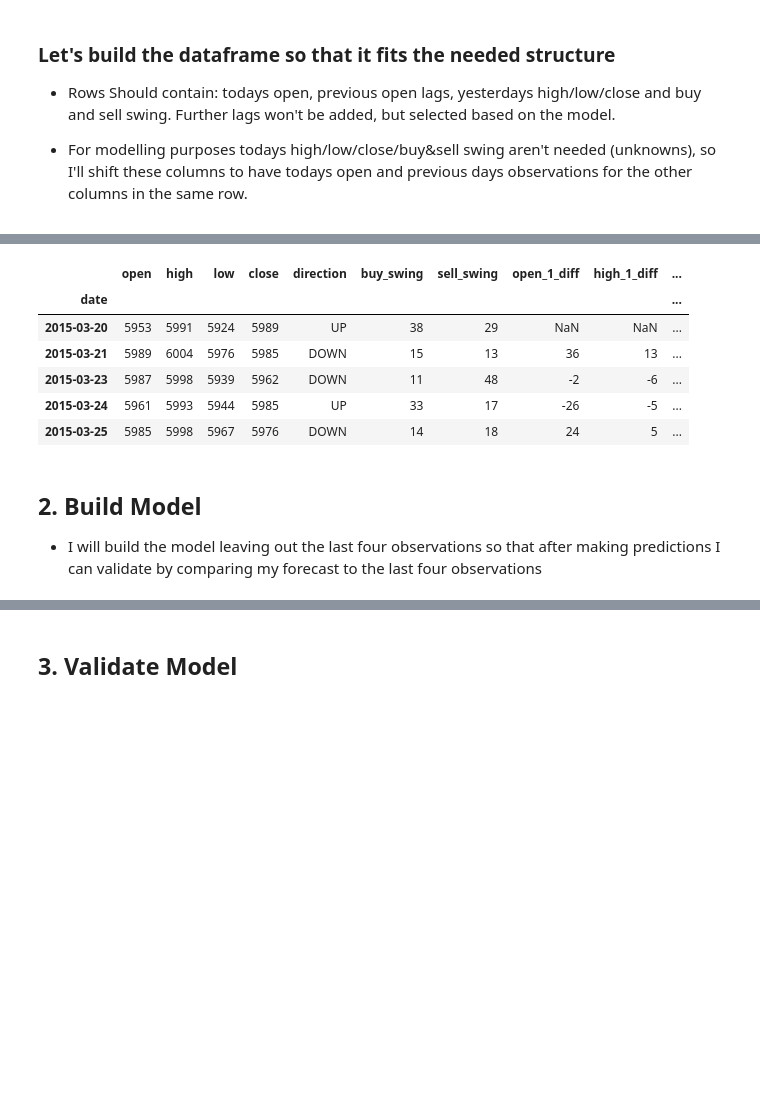
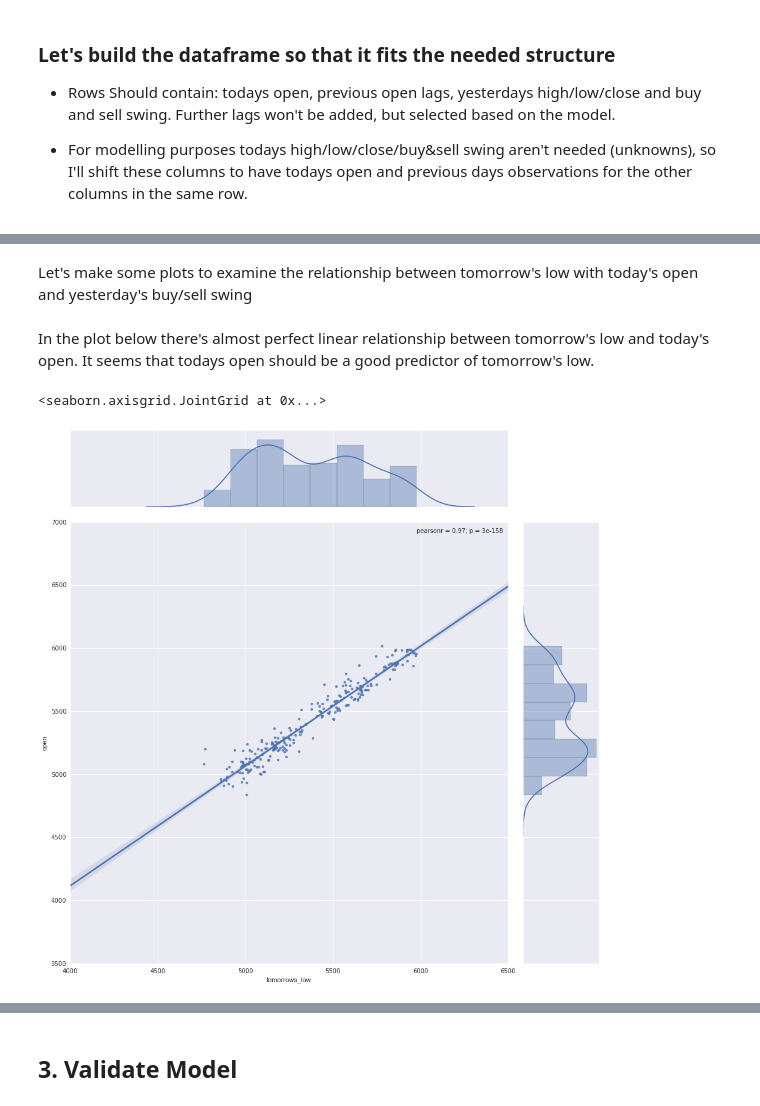
Before and after one commit to bzhr/Time-Series-Stock-Prediction, a Jupyter notebook: swing_trading.ipynb, the cells around one changed output, grey strips where cells are left out. Cells and saved outputs as stored; diff of their text form; code cells hidden in the pictures; blank space fills up the shorter version.

```diff
--- a/swing_trading.ipynb
+++ b/swing_trading.ipynb
@@ -51,4 +52,4 @@ df[differenced_cols].plot()
 # %% [markdown]
 One way to examine the relationship in the stock is to plot the variable againt its lag value. Lets create a lagged value column from the differenced "open_1_diff" and plot these two columns.
 # %%
-df["open_diff_lagged"] = df["open_1_diff"].shift()
+df["low_diff_lagged"] = df["low_1_diff"].shift()
@@ -95,17 +67,15 @@ cols_to_shift = ["high_1_diff", "low_1_diff", "close_1_diff", "buy_swing", "sell
 for col in cols_to_shift:
     col_name = col + "_shifted"
     df[col_name] = df[col].shift(1)
-# %%
-df.head()
-# %% [output]
-|  | open | high | low | close | direction | buy_swing | sell_swing | open_1_diff | high_1_diff | ... |
-| date |  |  |  |  |  |  |  |  |  | ... |
-| 2015-03-20 | 5953 | 5991 | 5924 | 5989 | UP | 38 | 29 | NaN | NaN | ... |
-| 2015-03-21 | 5989 | 6004 | 5976 | 5985 | DOWN | 15 | 13 | 36 | 13 | ... |
-| 2015-03-23 | 5987 | 5998 | 5939 | 5962 | DOWN | 11 | 48 | -2 | -6 | ... |
-| 2015-03-24 | 5961 | 5993 | 5944 | 5985 | UP | 33 | 17 | -26 | -5 | ... |
-| 2015-03-25 | 5985 | 5998 | 5967 | 5976 | DOWN | 14 | 18 | 24 | 5 | ... |
-# %% [markdown]
-## 2. Build Model
-
-- I will build the model leaving out the last four observations so that after making predictions I can validate by comparing my forecast to the last four observations
+# %%
+df["tomorrows_low"] = df["low"].shift(-1)
+df["yesterdays_low"] = df["low"].shift()
+# %% [markdown]
+Let's make some plots to examine the relationship between tomorrow's low with today's open and yesterday's buy/sell swing
+# %% [markdown]
+In the plot below there's almost perfect linear relationship between tomorrow's low and today's open. It seems that todays open should be a good predictor of tomorrow's low.
+# %%
+sb.jointplot("tomorrows_low", "open", df, kind='reg', size=13)
+# %% [output]
+<seaborn.axisgrid.JointGrid at 0x...>
+[figure, added]
```
Also changed, not shown: parts of 21 cells of this notebook.
